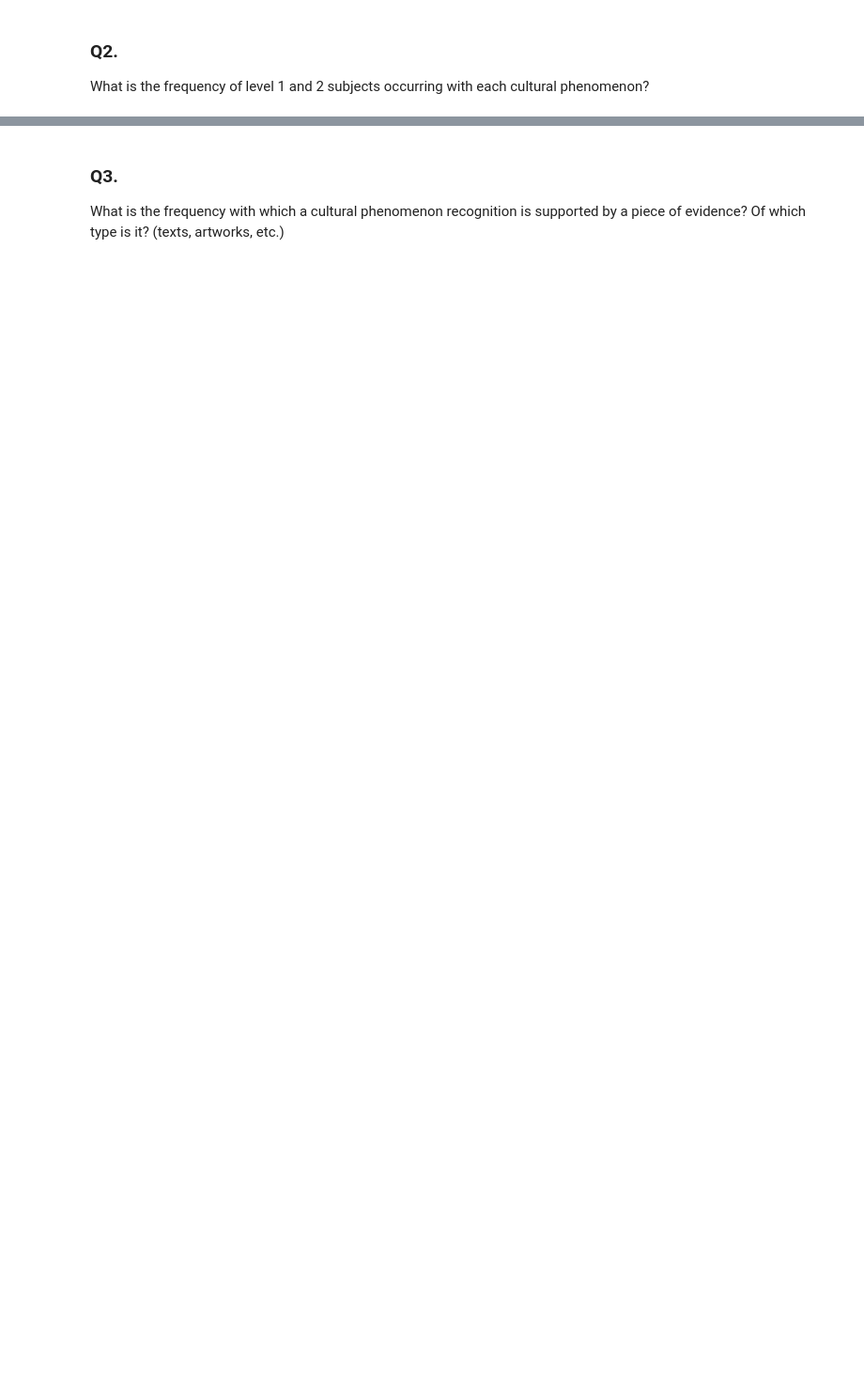
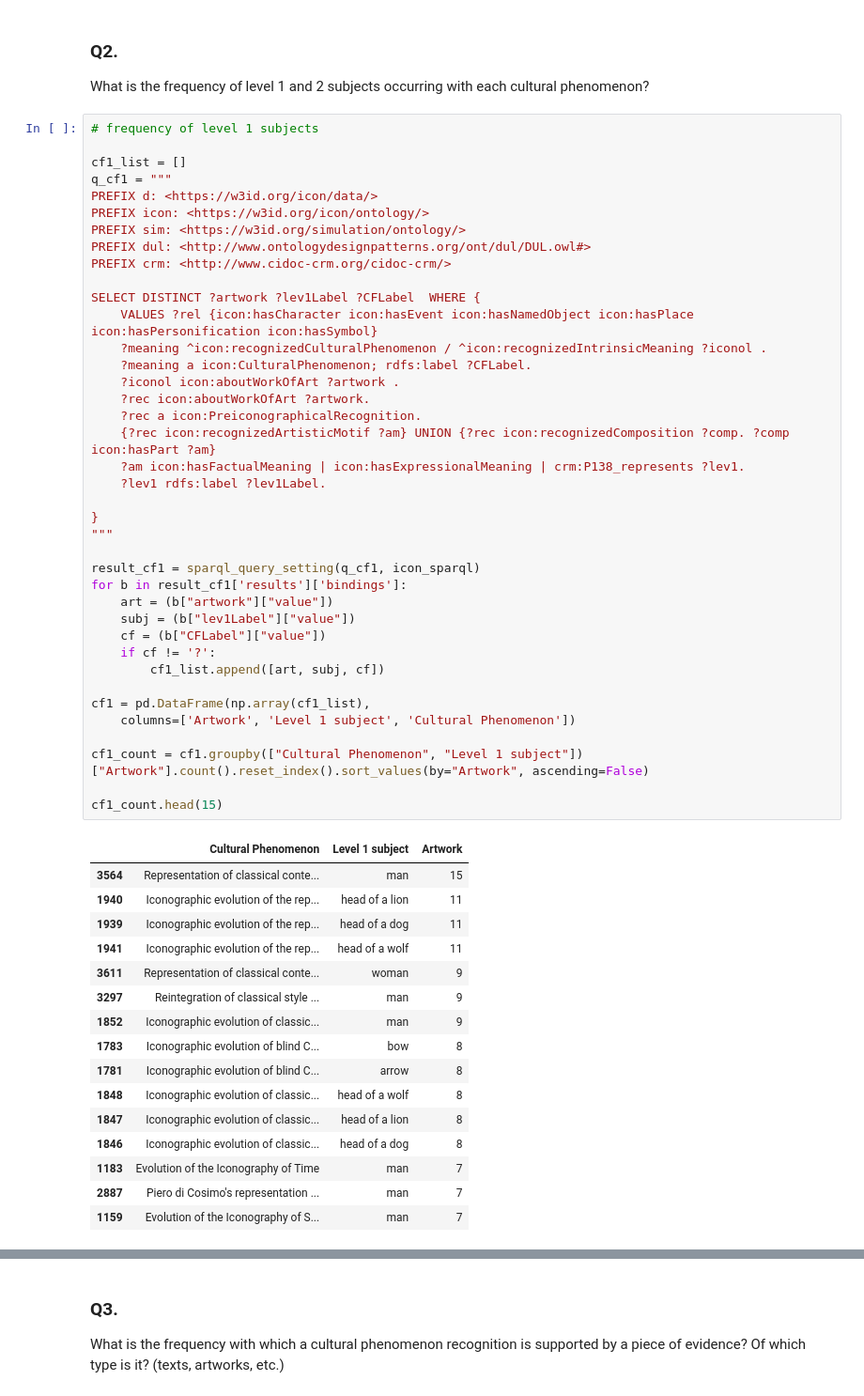
Before and after one commit to SofiBar/IconologyDataset, a Jupyter notebook: analysis/research_questions.ipynb, the cells around one changed output, grey strips where cells are left out. Shown at 94% size. Drawn from its saved outputs; the diff is of its cells as text; blank space fills up the shorter version.

```diff
--- a/analysis/research_questions.ipynb
+++ b/analysis/research_questions.ipynb
@@ -44,3 +77,59 @@ How many artworks have a cultural phenomenon associated?
 # %% [markdown]
 ### Q2.
 What is the frequency of level 1 and 2 subjects occurring with each cultural phenomenon?
+# %%
+# frequency of level 1 subjects
+
+cf1_list = []
+q_cf1 = """
+PREFIX d: <https://w3id.org/icon/data/>
+PREFIX icon: <https://w3id.org/icon/ontology/>
+PREFIX sim: <https://w3id.org/simulation/ontology/>
+PREFIX dul: <http://www.ontologydesignpatterns.org/ont/dul/DUL.owl#>
+PREFIX crm: <http://www.cidoc-crm.org/cidoc-crm/>
+
+SELECT DISTINCT ?artwork ?lev1Label ?CFLabel  WHERE {
+    VALUES ?rel {icon:hasCharacter icon:hasEvent icon:hasNamedObject icon:hasPlace icon:hasPersonification icon:hasSymbol}
+    ?meaning ^icon:recognizedCulturalPhenomenon / ^icon:recognizedIntrinsicMeaning ?iconol .
+    ?meaning a icon:CulturalPhenomenon; rdfs:label ?CFLabel.
+    ?iconol icon:aboutWorkOfArt ?artwork .
+    ?rec icon:aboutWorkOfArt ?artwork.
+    ?rec a icon:PreiconographicalRecognition.
+    {?rec icon:recognizedArtisticMotif ?am} UNION {?rec icon:recognizedComposition ?comp. ?comp icon:hasPart ?am}
+    ?am icon:hasFactualMeaning | icon:hasExpressionalMeaning | crm:P138_represents ?lev1.
+    ?lev1 rdfs:label ?lev1Label.
+
+}
+"""
+
+result_cf1 = sparql_query_setting(q_cf1, icon_sparql)
+for b in result_cf1['results']['bindings']:
+    art = (b["artwork"]["value"])
+    subj = (b["lev1Label"]["value"])
+    cf = (b["CFLabel"]["value"])
+    if cf != '?':
+        cf1_list.append([art, subj, cf])
+
+cf1 = pd.DataFrame(np.array(cf1_list),
+    columns=['Artwork', 'Level 1 subject', 'Cultural Phenomenon'])
+
+cf1_count = cf1.groupby(["Cultural Phenomenon", "Level 1 subject"])["Artwork"].count().reset_index().sort_values(by="Artwork", ascending=False)
+
+cf1_count.head(15)
+# %% [output]
+|  | Cultural Phenomenon | Level 1 subject | Artwork |
+| 3564 | Representation of classical conte... | man | 15 |
+| 1940 | Iconographic evolution of the rep... | head of a lion | 11 |
+| 1939 | Iconographic evolution of the rep... | head of a dog | 11 |
+| 1941 | Iconographic evolution of the rep... | head of a wolf | 11 |
+| 3611 | Representation of classical conte... | woman | 9 |
+| 3297 | Reintegration of classical style ... | man | 9 |
+| 1852 | Iconographic evolution of classic... | man | 9 |
+| 1783 | Iconographic evolution of blind C... | bow | 8 |
+| 1781 | Iconographic evolution of blind C... | arrow | 8 |
+| 1848 | Iconographic evolution of classic... | head of a wolf | 8 |
+| 1847 | Iconographic evolution of classic... | head of a lion | 8 |
+| 1846 | Iconographic evolution of classic... | head of a dog | 8 |
+| 1183 | Evolution of the Iconography of Time | man | 7 |
+| 2887 | Piero di Cosimo's representation ... | man | 7 |
+| 1159 | Evolution of the Iconography of S... | man | 7 |
```
Also changed, not shown: parts of 17 cells of this notebook.
